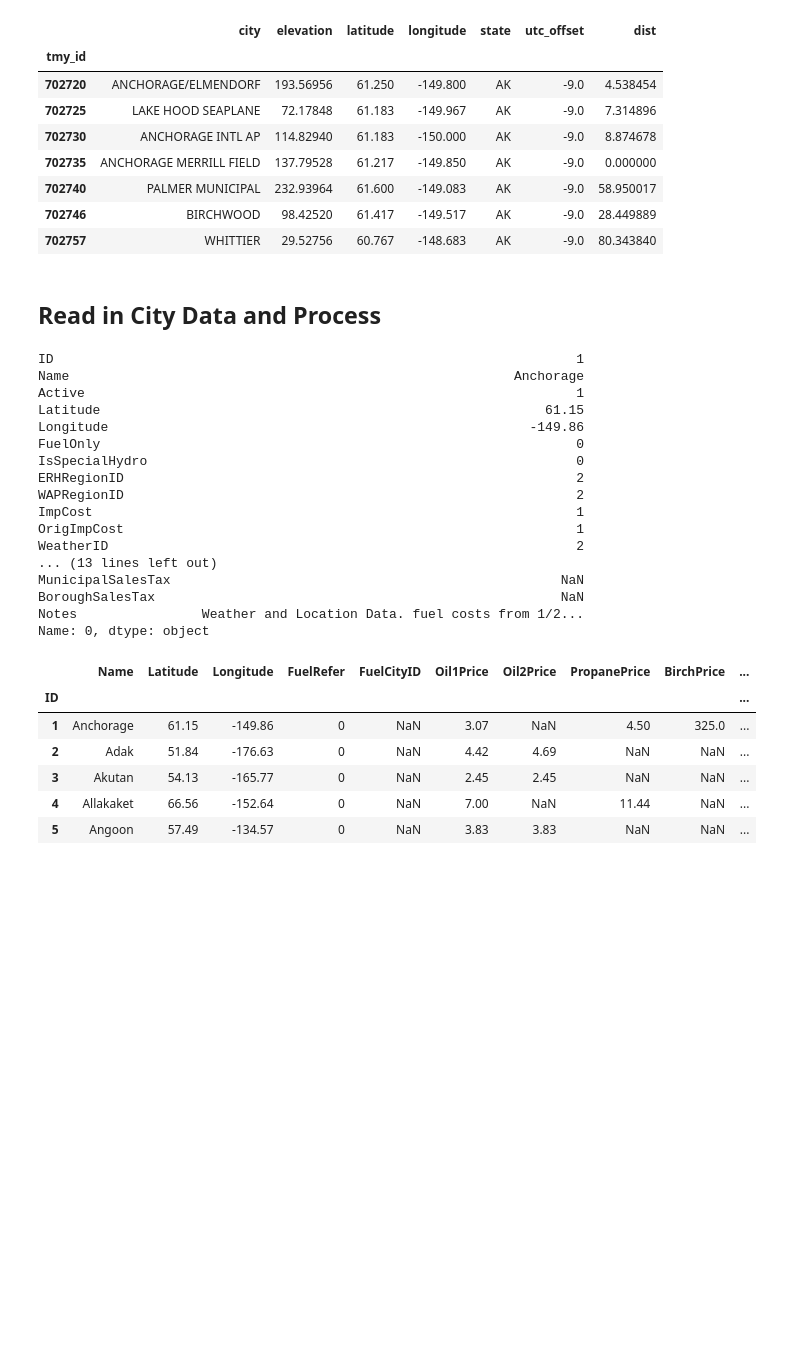
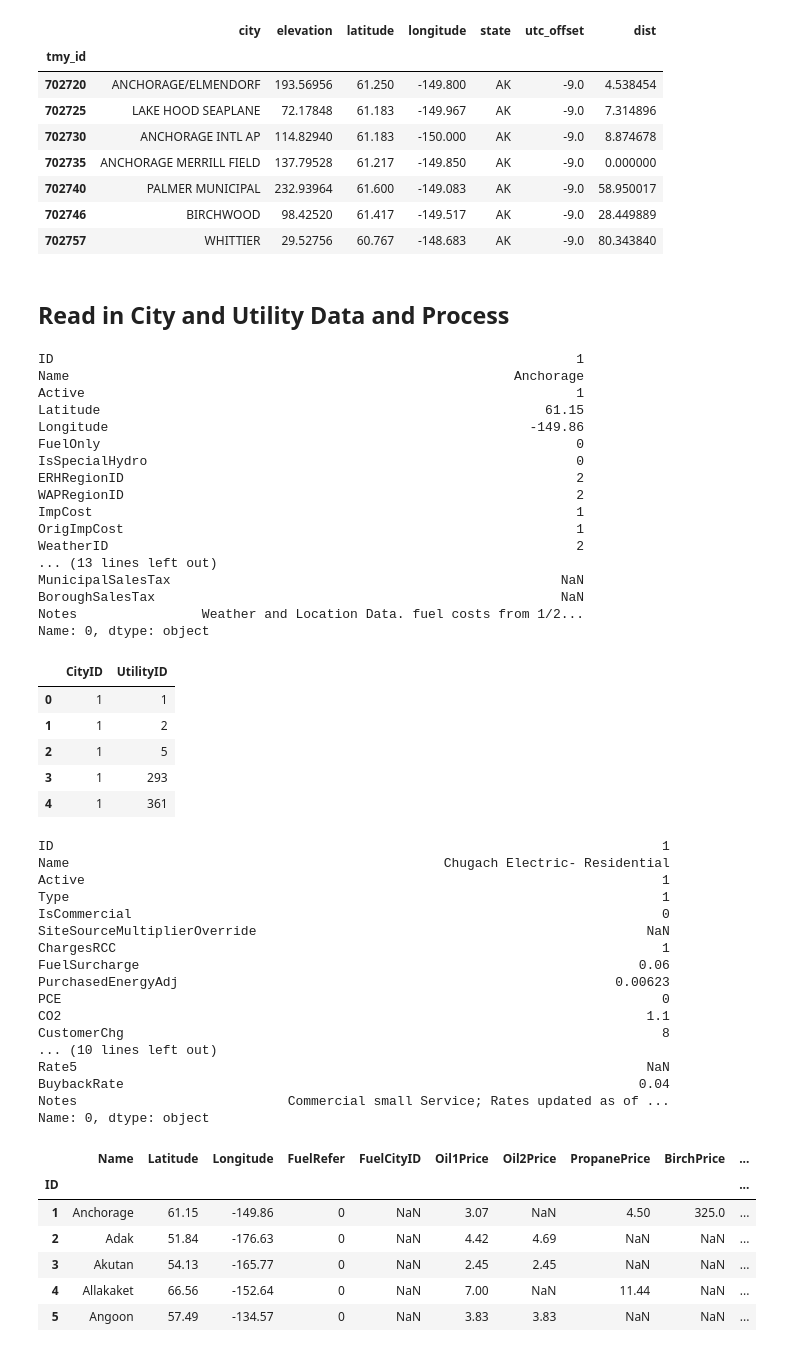
Before and after one commit to alanmitchell/heat-pump-calc, a Jupyter notebook: hp_calc_prep.ipynb, the cells around one changed output. Cells and saved outputs as stored; diff of their text form; code cells hidden in the pictures; blank space fills up the shorter version.

Commit message:
More city processing work.

```diff
--- a/hp_calc_prep.ipynb
+++ b/hp_calc_prep.ipynb
@@ -161,28 +163,56 @@ df_dist.query('dist < 100')
 | 702746 | BIRCHWOOD | 98.42520 | 61.417 | -149.517 | AK | -9.0 | 28.449889 |
 | 702757 | WHITTIER | 29.52756 | 60.767 | -148.683 | AK | -9.0 | 80.343840 |
 # %% [markdown]
-## Read in City Data and Process
+## Read in City and Utility Data and Process
-# %%
-df_city = pd.read_csv('data/City.csv')
-df_city.iloc[0]
-# %% [output]
-ID                                                                   1
-Name                                                         Anchorage
-Active                                                               1
-Latitude                                                         61.15
-Longitude                                                      -149.86
-FuelOnly                                                             0
-IsSpecialHydro                                                       0
-ERHRegionID                                                          2
-WAPRegionID                                                          2
-ImpCost                                                              1
-OrigImpCost                                                          1
-WeatherID                                                            2
-... (13 lines left out)
-MunicipalSalesTax                                                  NaN
-BoroughSalesTax                                                    NaN
-Notes                Weather and Location Data. fuel costs from 1/2...
-Name: 0, dtype: object
+# %%
+df_city = pd.read_csv('data/City.csv')
+display(df_city.iloc[0])
+df_city_util_link = pd.read_csv('data/City_Utility_Links.csv')
+display(df_city_util_link.head())
+# had to use python engine to avoid error
+df_util = pd.read_csv('data/Utility.csv', engine='python')
+display(df_util.iloc[0])
+# %% [output]
+ID                                                                   1
+Name                                                         Anchorage
+Active                                                               1
+Latitude                                                         61.15
+Longitude                                                      -149.86
+FuelOnly                                                             0
+IsSpecialHydro                                                       0
+ERHRegionID                                                          2
+WAPRegionID                                                          2
+ImpCost                                                              1
+OrigImpCost                                                          1
+WeatherID                                                            2
+... (13 lines left out)
+MunicipalSalesTax                                                  NaN
+BoroughSalesTax                                                    NaN
+Notes                Weather and Location Data. fuel costs from 1/2...
+Name: 0, dtype: object
+|  | CityID | UtilityID |
+| 0 | 1 | 1 |
+| 1 | 1 | 2 |
+| 2 | 1 | 5 |
+| 3 | 1 | 293 |
+| 4 | 1 | 361 |
+ID                                                                              1
+Name                                                Chugach Electric- Residential
+Active                                                                          1
+Type                                                                            1
+IsCommercial                                                                    0
+SiteSourceMultiplierOverride                                                  NaN
+ChargesRCC                                                                      1
+FuelSurcharge                                                                0.06
+PurchasedEnergyAdj                                                        0.00623
+PCE                                                                             0
+CO2                                                                           1.1
+CustomerChg                                                                     8
+... (10 lines left out)
+Rate5                                                                         NaN
+BuybackRate                                                                  0.04
+Notes                           Commercial small Service; Rates updated as of ...
+Name: 0, dtype: object
 # %%
 df_city = df_city.query('Active == 1')[[
     'ID',
```
Also changed, not shown: parts of 5 cells of this notebook.
